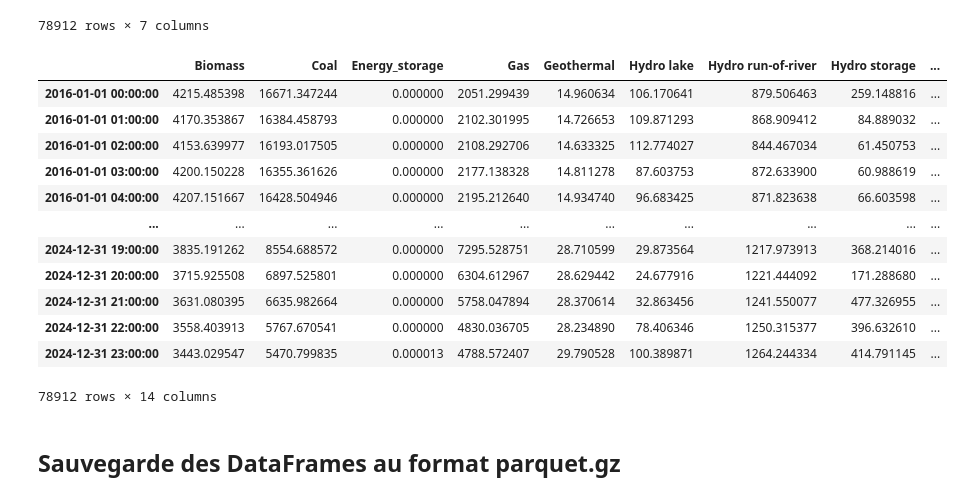
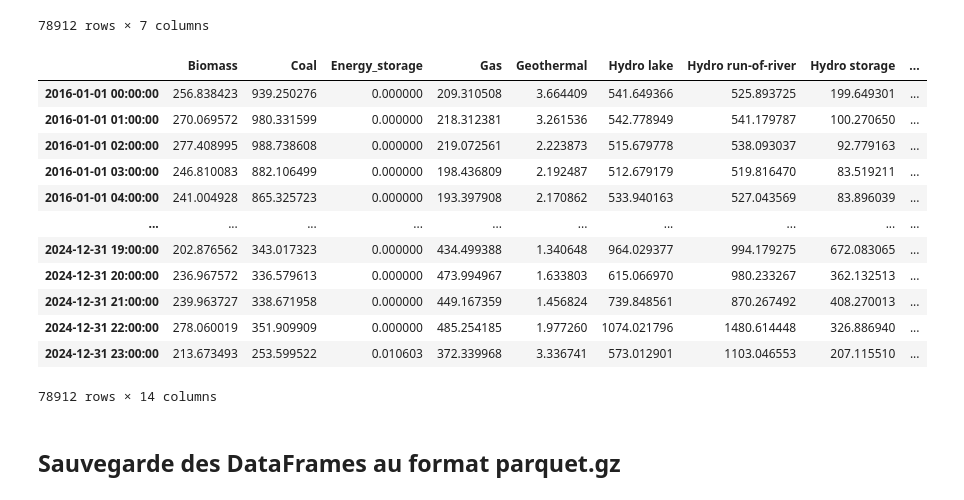
Before and after one commit to HEIG-VD-Building-LCA/EcoDynElec, a Jupyter notebook: examples/Swiss_mix_Souh.ipynb, the cells around one changed output. Saved outputs shown, nothing was run; the diff lists cells and outputs as text; code cells hidden in the pictures.

```diff
--- a/examples/Swiss_mix_Souh.ipynb
+++ b/examples/Swiss_mix_Souh.ipynb
@@ -388,20 +388,20 @@ Techno_FR = group_by_src(raw_consumption_by_src_FR)
 
 Techno_DE = group_by_src(raw_consumption_by_src_DE)
 # %%
-Techno_DE
+Techno_CH
 # %% [output]
 |  | Biomass | Coal | Energy_storage | Gas | Geothermal | Hydro lake | Hydro run-of-river | Hydro storage | ... |
-| 2016-01-01 00:00:00 | 4215.485398 | 16671.347244 | 0.000000 | 2051.299439 | 14.960634 | 106.170641 | 879.506463 | 259.148816 | ... |
-| 2016-01-01 01:00:00 | 4170.353867 | 16384.458793 | 0.000000 | 2102.301995 | 14.726653 | 109.871293 | 868.909412 | 84.889032 | ... |
-| 2016-01-01 02:00:00 | 4153.639977 | 16193.017505 | 0.000000 | 2108.292706 | 14.633325 | 112.774027 | 844.467034 | 61.450753 | ... |
-| 2016-01-01 03:00:00 | 4200.150228 | 16355.361626 | 0.000000 | 2177.138328 | 14.811278 | 87.603753 | 872.633900 | 60.988619 | ... |
-| 2016-01-01 04:00:00 | 4207.151667 | 16428.504946 | 0.000000 | 2195.212640 | 14.934740 | 96.683425 | 871.823638 | 66.603598 | ... |
+| 2016-01-01 00:00:00 | 256.838423 | 939.250276 | 0.000000 | 209.310508 | 3.664409 | 541.649366 | 525.893725 | 199.649301 | ... |
+| 2016-01-01 01:00:00 | 270.069572 | 980.331599 | 0.000000 | 218.312381 | 3.261536 | 542.778949 | 541.179787 | 100.270650 | ... |
+| 2016-01-01 02:00:00 | 277.408995 | 988.738608 | 0.000000 | 219.072561 | 2.223873 | 515.679778 | 538.093037 | 92.779163 | ... |
+| 2016-01-01 03:00:00 | 246.810083 | 882.106499 | 0.000000 | 198.436809 | 2.192487 | 512.679179 | 519.816470 | 83.519211 | ... |
+| 2016-01-01 04:00:00 | 241.004928 | 865.325723 | 0.000000 | 193.397908 | 2.170862 | 533.940163 | 527.043569 | 83.896039 | ... |
 | ... | ... | ... | ... | ... | ... | ... | ... | ... | ... |
-| 2024-12-31 19:00:00 | 3835.191262 | 8554.688572 | 0.000000 | 7295.528751 | 28.710599 | 29.873564 | 1217.973913 | 368.214016 | ... |
-| 2024-12-31 20:00:00 | 3715.925508 | 6897.525801 | 0.000000 | 6304.612967 | 28.629442 | 24.677916 | 1221.444092 | 171.288680 | ... |
-| 2024-12-31 21:00:00 | 3631.080395 | 6635.982664 | 0.000000 | 5758.047894 | 28.370614 | 32.863456 | 1241.550077 | 477.326955 | ... |
-| 2024-12-31 22:00:00 | 3558.403913 | 5767.670541 | 0.000000 | 4830.036705 | 28.234890 | 78.406346 | 1250.315377 | 396.632610 | ... |
-| 2024-12-31 23:00:00 | 3443.029547 | 5470.799835 | 0.000013 | 4788.572407 | 29.790528 | 100.389871 | 1264.244334 | 414.791145 | ... |
+| 2024-12-31 19:00:00 | 202.876562 | 343.017323 | 0.000000 | 434.499388 | 1.340648 | 964.029377 | 994.179275 | 672.083065 | ... |
+| 2024-12-31 20:00:00 | 236.967572 | 336.579613 | 0.000000 | 473.994967 | 1.633803 | 615.066970 | 980.233267 | 362.132513 | ... |
+| 2024-12-31 21:00:00 | 239.963727 | 338.671958 | 0.000000 | 449.167359 | 1.456824 | 739.848561 | 870.267492 | 408.270013 | ... |
+| 2024-12-31 22:00:00 | 278.060019 | 351.909909 | 0.000000 | 485.254185 | 1.977260 | 1074.021796 | 1480.614448 | 326.886940 | ... |
+| 2024-12-31 23:00:00 | 213.673493 | 253.599522 | 0.010603 | 372.339968 | 3.336741 | 573.012901 | 1103.046553 | 207.115510 | ... |
 78912 rows × 14 columns
 # %% [markdown]
 ## Sauvegarde des DataFrames au format parquet.gz
```
Also changed, not shown: parts of 1 cell of this notebook, 3 other files.
